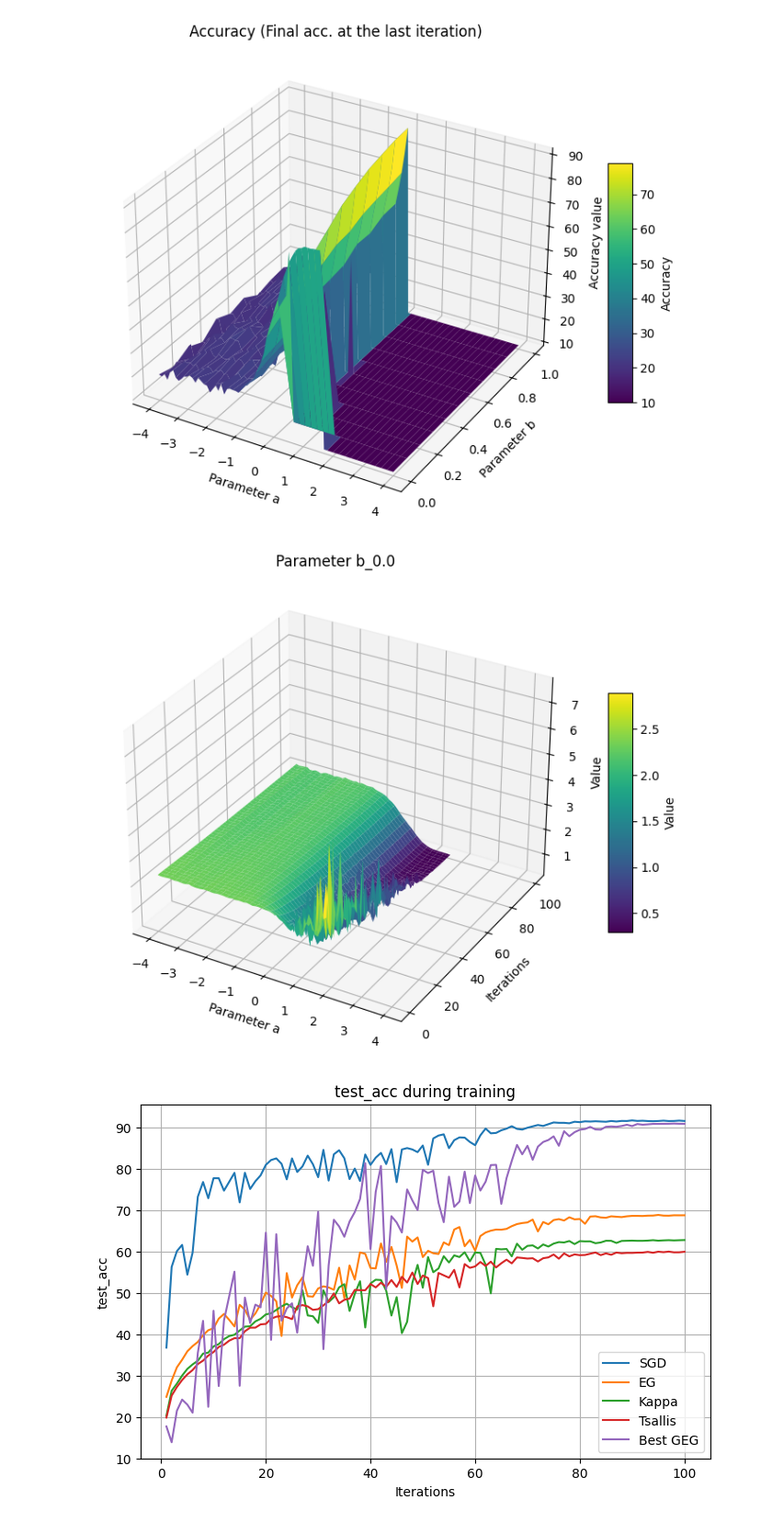
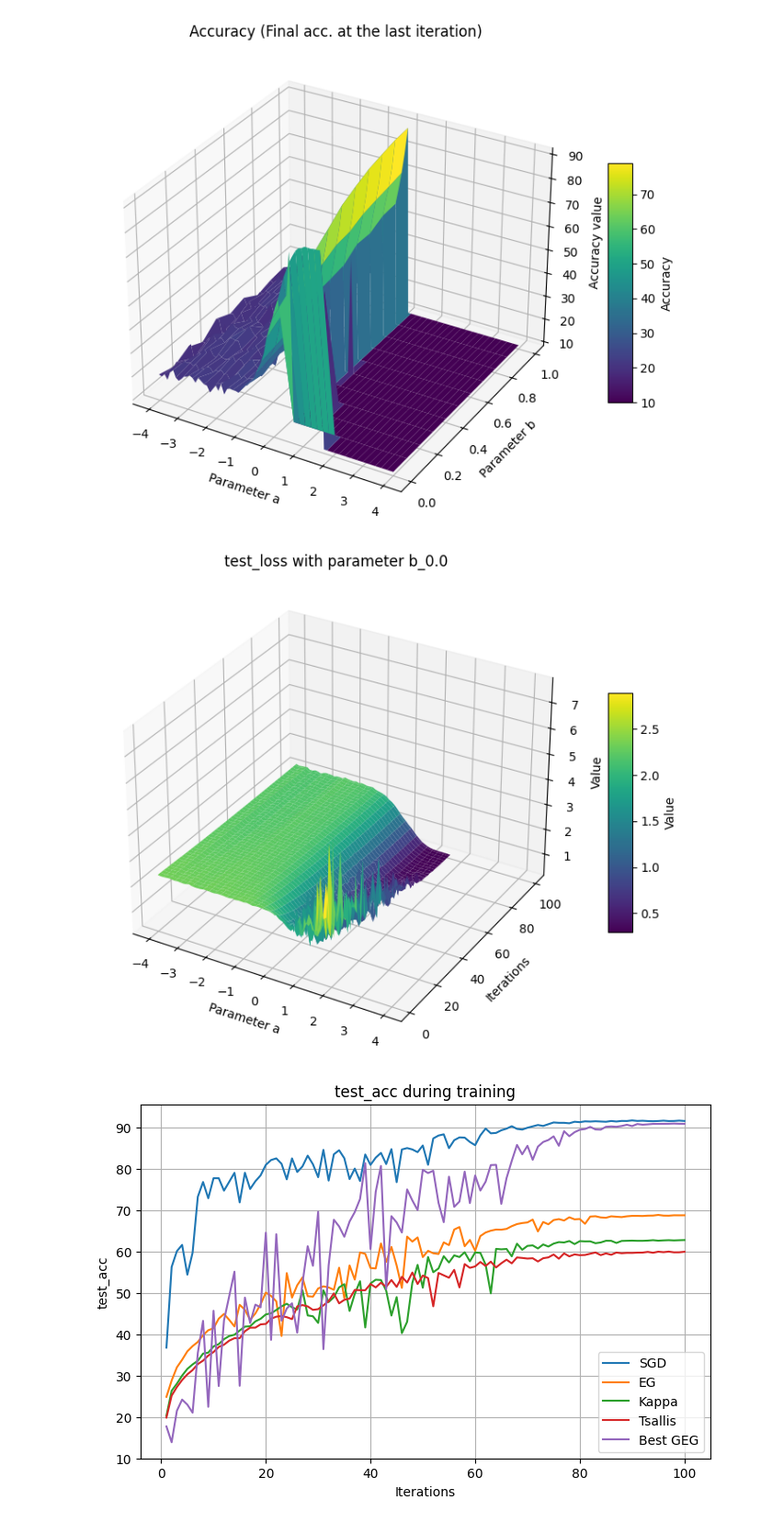
Before and after one commit to glin2022/geg, a Jupyter notebook: visual.ipynb, the cells around one changed output. Shown: that part at 92% size. Saved outputs shown, nothing was run; the diff lists cells and outputs as text; code cells hidden in the pictures.

Commit message:
add markdown and figures

```diff
--- a/visual.ipynb
+++ b/visual.ipynb
@@ -72,35 +72,35 @@ surf = ax.plot_surface(X, Y, value,
                        edgecolor='none')
 
 ax.set_xlabel('Parameter a')
 ax.set_ylabel('Iterations')
 ax.set_zlabel('Value')
-ax.set_title(f'Parameter {p_name}')
+ax.set_title(f'{z_name} with parameter {p_name}')
 
 fig.colorbar(surf, shrink=0.5, aspect=10, label='Value')
 
 plt.tight_layout()
 plt.show()
 
 import plotly.graph_objects as go
 
 fig = go.Figure(data=[go.Surface(x=X, y=Y, z=value, colorscale="Viridis", showscale=False)])
 fig.update_traces(hovertemplate="a: %{x:.1f}<br>b: %{y:.1f}<br>acc: %{z}<extra></extra>")
 fig.update_layout(
     title=f"{z_name}_{p_name}",
     scene=dict(
         xaxis_title="Parameter a",
         yaxis_title="Iterations",
         zaxis_title="Value",
         camera=dict(eye=dict(x=-1.6, y=-1.2, z=1.2))
     ),
     width=600,
     height=600
  )
 fig.show()
 
 fig.write_html(f"./html/{z_name}_{p_name}.html")
 # %% [output]
-[figure, old version]
+[figure, new version]
 # %%
 import numpy as np
 import matplotlib.pyplot as plt
```
Also changed, not shown: 54 other files.
